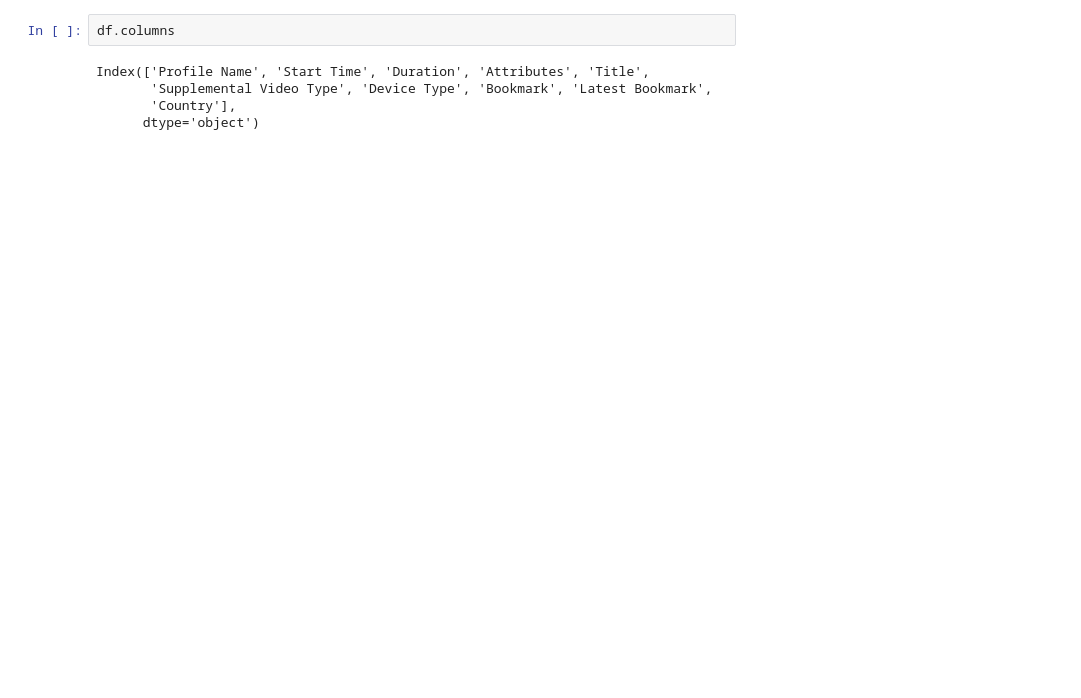
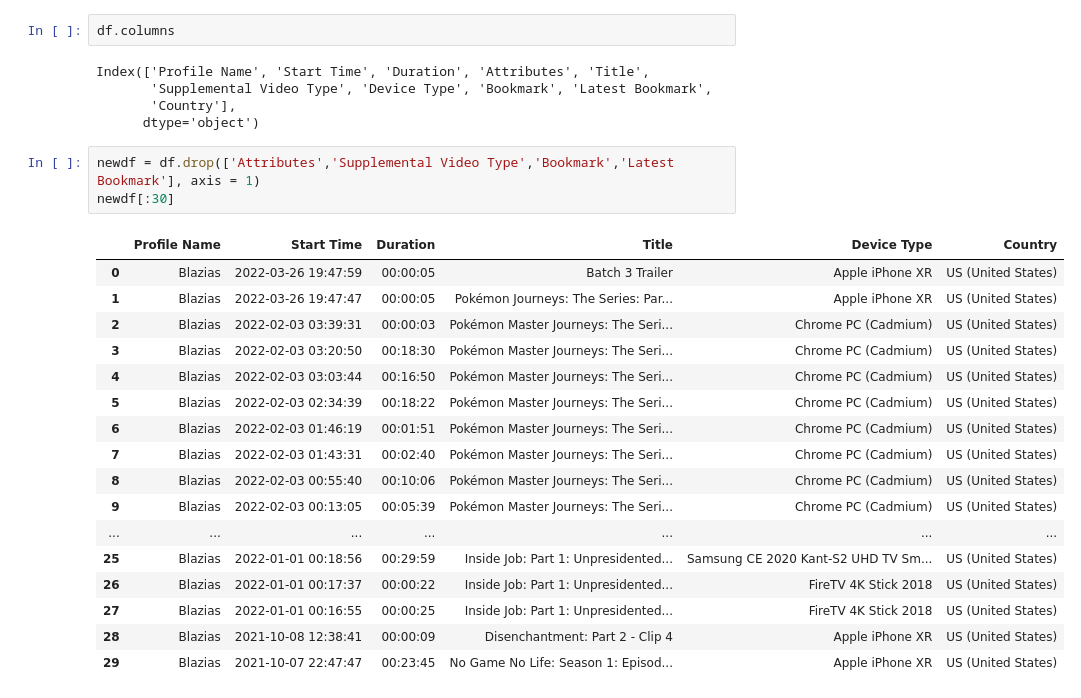
Before and after one commit to darrenc9828/My_Netflix_data_analysis, a Jupyter notebook: My_Netflix_data_analysis.ipynb, the cells around one changed output. Drawn from its saved outputs; the diff is of its cells as text; blank space fills up the shorter version.

```diff
--- a/My_Netflix_data_analysis.ipynb
+++ b/My_Netflix_data_analysis.ipynb
@@ -24,3 +29,24 @@ Index(['Profile Name', 'Start Time', 'Duration', 'Attributes', 'Title',
        'Supplemental Video Type', 'Device Type', 'Bookmark', 'Latest Bookmark',
        'Country'],
       dtype='object')
+# %%
+newdf = df.drop(['Attributes','Supplemental Video Type','Bookmark','Latest Bookmark'], axis = 1)
+newdf[:30]
+# %% [output]
+|  | Profile Name | Start Time | Duration | Title | Device Type | Country |
+| 0 | Blazias | 2022-03-26 19:47:59 | 00:00:05 | Batch 3 Trailer | Apple iPhone XR | US (United States) |
+| 1 | Blazias | 2022-03-26 19:47:47 | 00:00:05 | Pokémon Journeys: The Series: Par... | Apple iPhone XR | US (United States) |
+| 2 | Blazias | 2022-02-03 03:39:31 | 00:00:03 | Pokémon Master Journeys: The Seri... | Chrome PC (Cadmium) | US (United States) |
+| 3 | Blazias | 2022-02-03 03:20:50 | 00:18:30 | Pokémon Master Journeys: The Seri... | Chrome PC (Cadmium) | US (United States) |
+| 4 | Blazias | 2022-02-03 03:03:44 | 00:16:50 | Pokémon Master Journeys: The Seri... | Chrome PC (Cadmium) | US (United States) |
+| 5 | Blazias | 2022-02-03 02:34:39 | 00:18:22 | Pokémon Master Journeys: The Seri... | Chrome PC (Cadmium) | US (United States) |
+| 6 | Blazias | 2022-02-03 01:46:19 | 00:01:51 | Pokémon Master Journeys: The Seri... | Chrome PC (Cadmium) | US (United States) |
+| 7 | Blazias | 2022-02-03 01:43:31 | 00:02:40 | Pokémon Master Journeys: The Seri... | Chrome PC (Cadmium) | US (United States) |
+| 8 | Blazias | 2022-02-03 00:55:40 | 00:10:06 | Pokémon Master Journeys: The Seri... | Chrome PC (Cadmium) | US (United States) |
+| 9 | Blazias | 2022-02-03 00:13:05 | 00:05:39 | Pokémon Master Journeys: The Seri... | Chrome PC (Cadmium) | US (United States) |
+| ... | ... | ... | ... | ... | ... | ... |
+| 25 | Blazias | 2022-01-01 00:18:56 | 00:29:59 | Inside Job: Part 1: Unpresidented... | Samsung CE 2020 Kant-S2 UHD TV Sm... | US (United States) |
+| 26 | Blazias | 2022-01-01 00:17:37 | 00:00:22 | Inside Job: Part 1: Unpresidented... | FireTV 4K Stick 2018 | US (United States) |
+| 27 | Blazias | 2022-01-01 00:16:55 | 00:00:25 | Inside Job: Part 1: Unpresidented... | FireTV 4K Stick 2018 | US (United States) |
+| 28 | Blazias | 2021-10-08 12:38:41 | 00:00:09 | Disenchantment: Part 2 - Clip 4 | Apple iPhone XR | US (United States) |
+| 29 | Blazias | 2021-10-07 22:47:47 | 00:23:45 | No Game No Life: Season 1: Episod... | Apple iPhone XR | US (United States) |
```
Also changed, not shown: parts of 1 cell of this notebook.
